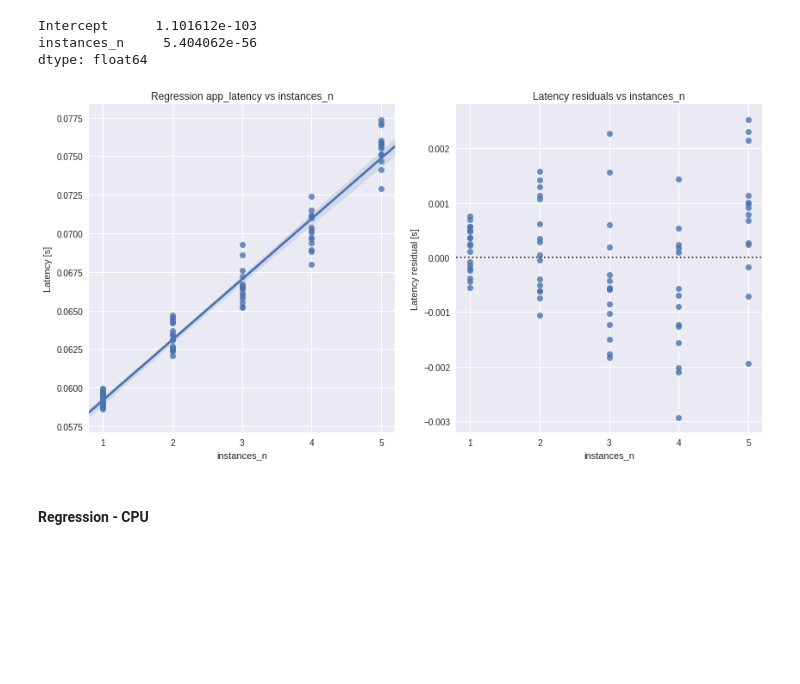
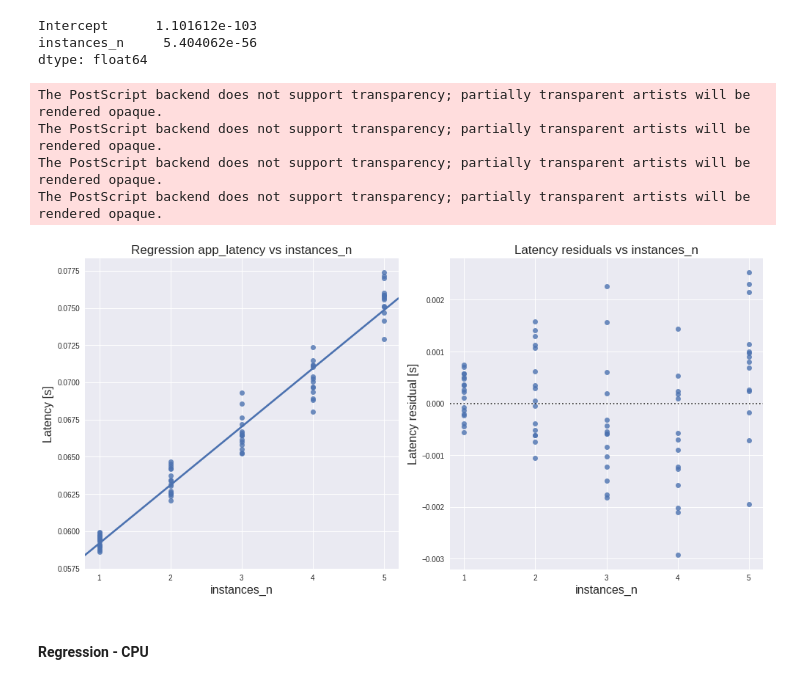
Before and after one commit to Godul/masters-thesis, a Jupyter notebook: notebooks/new_experiments/10-regression-redis-ycsb.ipynb, the cells around one changed output. Saved outputs shown, nothing was run; the diff lists cells and outputs as text; code cells hidden in the pictures; blank space fills up the shorter version.

```diff
--- a/notebooks/new_experiments/10-regression-redis-ycsb.ipynb
+++ b/notebooks/new_experiments/10-regression-redis-ycsb.ipynb
@@ -23,6 +23,11 @@ import statsmodels.api as sm
 
 plt.style.use('seaborn')
 
+plt.rc('axes', titlesize=17)     # fontsize of the axes title
+plt.rc('axes', labelsize=16)    # fontsize of the x and y labels
+plt.rc('xtick', labelsize=10)    # fontsize of the tick labels
+plt.rc('ytick', labelsize=10)    # fontsize of the tick labels
+
 experiments_path = '../../data/basic'
 # %% [markdown]
 ## Redis YCSB vs Redis YCSB
@@ -434,19 +466,25 @@ dtype: float64
 # %%
 fig, (ax1, ax2) = plt.subplots(nrows=1, ncols=2, figsize=(14, 7))
 
-sns.regplot(x='instances_n', y=perf_metric, data=df, ax=ax1, truncate=False)
+sns.regplot(x='instances_n', y=perf_metric, data=df, ax=ax1, truncate=False, ci=None)
 ax1.set_title(f'Regression {perf_metric} vs instances_n')
 ax1.set_ylabel(f'Latency [s]')
 ax1.set_xticks(range(1,6))
 
 sns.residplot(x='instances_n', y=perf_metric, data=df, ax=ax2)
 ax2.set_title(f'Latency residuals vs instances_n')
 ax2.set_ylabel(f'Latency residual [s]')
 ax2.set_xticks(range(1,6))
 
-plt.savefig(f'graphs/{experiment_name}_instances_n_regplot_residplot.png', bbox_inches='tight')
+# plt.savefig(f'graphs/{experiment_name}_instances_n_regplot_residplot.png', bbox_inches='tight')
+plt.tight_layout()
+plt.savefig(f'graphs/{experiment_name}_instances_n_regplot_residplot.eps', format='eps')
 # %% [output]
+The PostScript backend does not support transparency; partially transparent artists will be rendered opaque.
+The PostScript backend does not support transparency; partially transparent artists will be rendered opaque.
+The PostScript backend does not support transparency; partially transparent artists will be rendered opaque.
+The PostScript backend does not support transparency; partially transparent artists will be rendered opaque.
-[figure, old version]
+[figure, new version]
 # %% [markdown]
 #### Regression - CPU
 # %%
```
Also changed, not shown: parts of 63 cells of this notebook, 18 other files.
